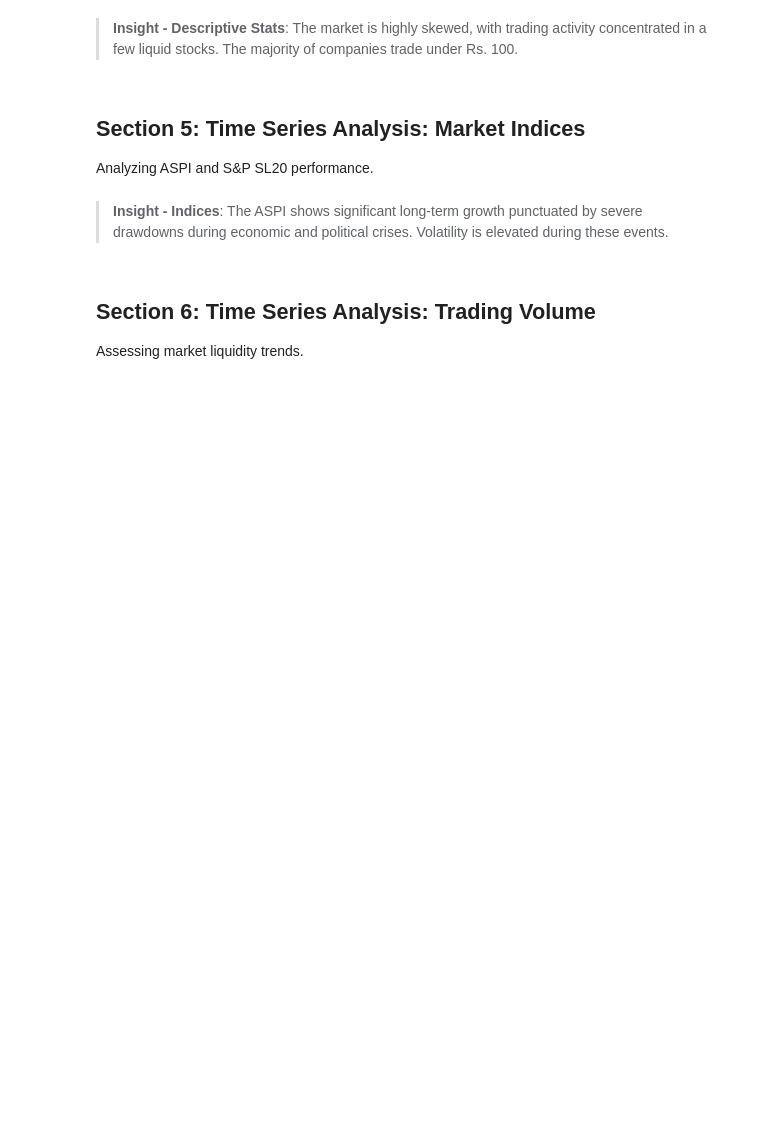
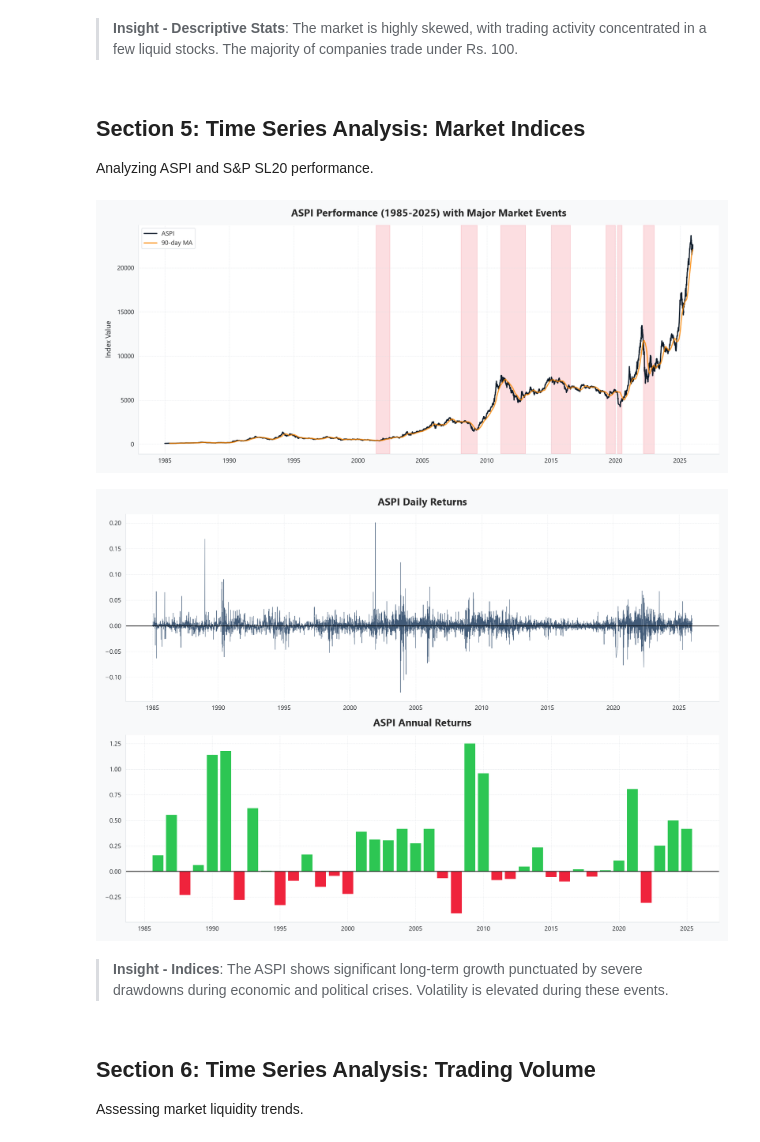
Before and after one commit to iamdushanl/Stock_Pulse, a Jupyter notebook: 01_CSE_Exploratory_Data_Analysis.ipynb, the cells around one changed output. Saved outputs shown, nothing was run; the diff lists cells and outputs as text; code cells hidden in the pictures; blank space fills up the shorter version.

```diff
--- a/01_CSE_Exploratory_Data_Analysis.ipynb
+++ b/01_CSE_Exploratory_Data_Analysis.ipynb
@@ -191,35 +269,38 @@ if not df_indices.empty and 'ASPI' in df_indices.columns:
     ax.plot(df_indices.index, df_indices['ASPI_MA90'], color=CSE_COLORS['orange'], label='90-day MA', alpha=0.8)
 
     add_crash_bands(ax)
 
     ax.set_title('ASPI Performance (1985-2025) with Major Market Events')
     ax.set_ylabel('Index Value')
     ax.legend()
     plt.tight_layout()
     plt.show()
 
     # Returns
     df_indices['Daily_Return'] = df_indices['ASPI'].pct_change()
 
-    monthly_aspi = df_indices['ASPI'].resample('M').last()
+    monthly_aspi = df_indices['ASPI'].resample('ME').last()
     monthly_returns = monthly_aspi.pct_change()
 
-    annual_aspi = df_indices['ASPI'].resample('Y').last()
+    annual_aspi = df_indices['ASPI'].resample('YE').last()
     annual_returns = annual_aspi.pct_change()
 
     fig, axes = plt.subplots(2, 1, figsize=(14, 10))
     axes[0].plot(df_indices.index, df_indices['Daily_Return'], color=CSE_COLORS['accent1'], linewidth=0.5)
     axes[0].set_title('ASPI Daily Returns')
     axes[0].axhline(0, color='black', linewidth=1)
 
     axes[1].bar(annual_returns.index.year, annual_returns, color=[CSE_COLORS['positive'] if x > 0 else CSE_COLORS['negative'] for x in annual_returns])
     axes[1].set_title('ASPI Annual Returns')
     axes[1].axhline(0, color='black', linewidth=1)
 
     plt.tight_layout()
     plt.show()
 else:
     print("Market indices data not available.")
+# %% [output]
+[figure, added]
+[figure, added]
 # %% [markdown]
 > **Insight - Indices**: The ASPI shows significant long-term growth punctuated by severe drawdowns during economic and political crises. Volatility is elevated during these events.
 # %% [markdown]
```
Also changed, not shown: parts of 14 cells of this notebook.
